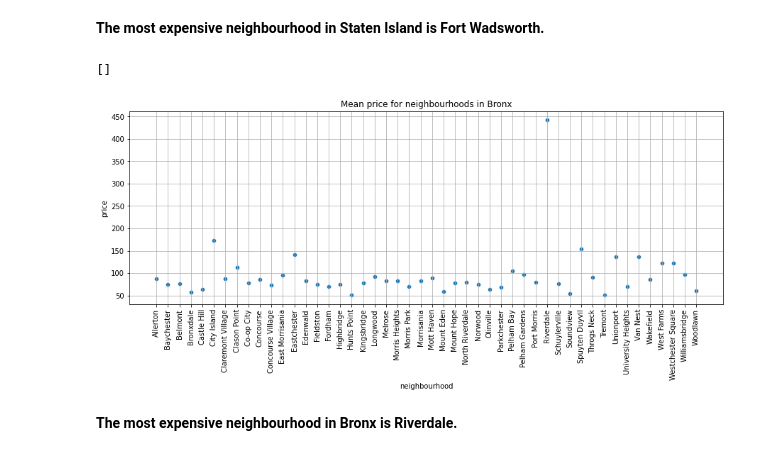
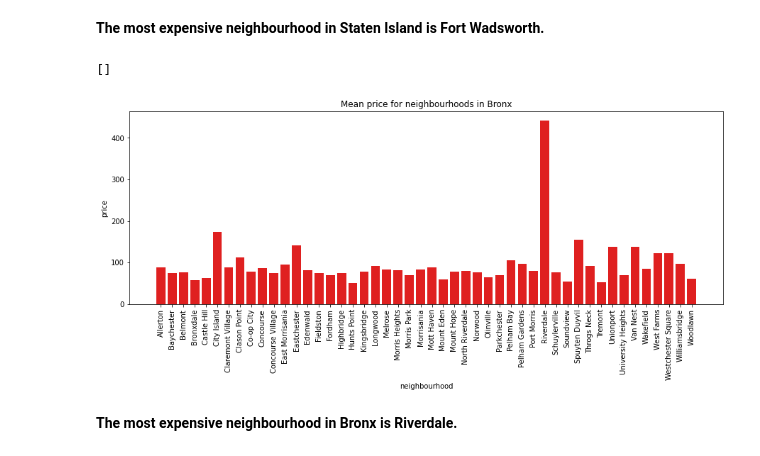
Before and after one commit to Sharath2021/Airbnb-Bookings-Analysis, a Jupyter notebook: Airbnb_Bookings_Analysis_EDA.ipynb, the cells around one changed output. Cells and saved outputs as stored; diff of their text form; code cells hidden in the pictures.

```diff
--- a/Airbnb_Bookings_Analysis_EDA.ipynb
+++ b/Airbnb_Bookings_Analysis_EDA.ipynb
@@ -460,14 +460,13 @@ plt.show()
 # %%
 #Bronx
 plt.figure(figsize=(15,5))
-ax=sns.scatterplot(x='neighbourhood',y='price',data=bronx_most_exp_nbh)
+ax=sns.barplot(x='neighbourhood',y='price',data=bronx_most_exp_nbh, color='red')
 plt.title('Mean price for neighbourhoods in Bronx')
 plt.xticks(rotation=90)
-plt.grid()
 ax.plot()
 # %% [output]
 []
-[figure, old version]
+[figure, new version]
 # %% [markdown]
 **The most expensive neighbourhood in Bronx is Riverdale.**
 # %% [markdown]
```
Also changed, not shown: parts of 6 cells of this notebook.
